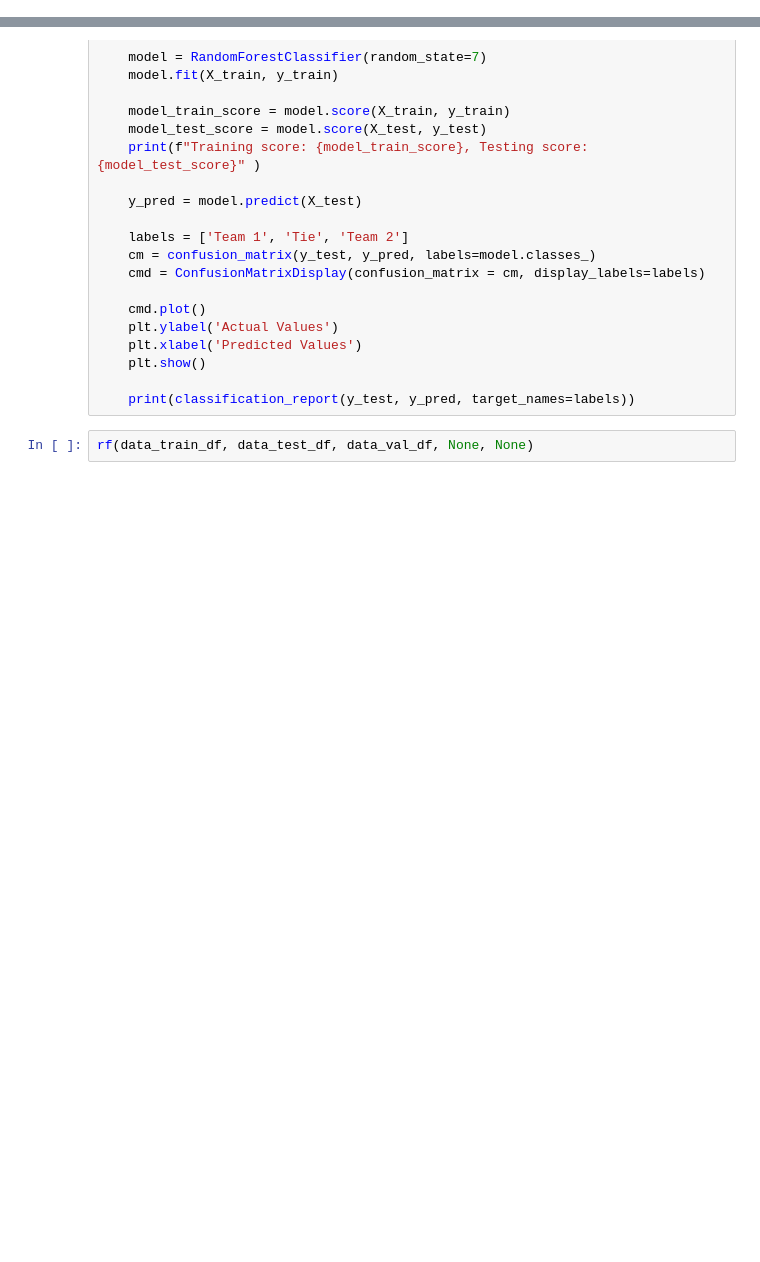
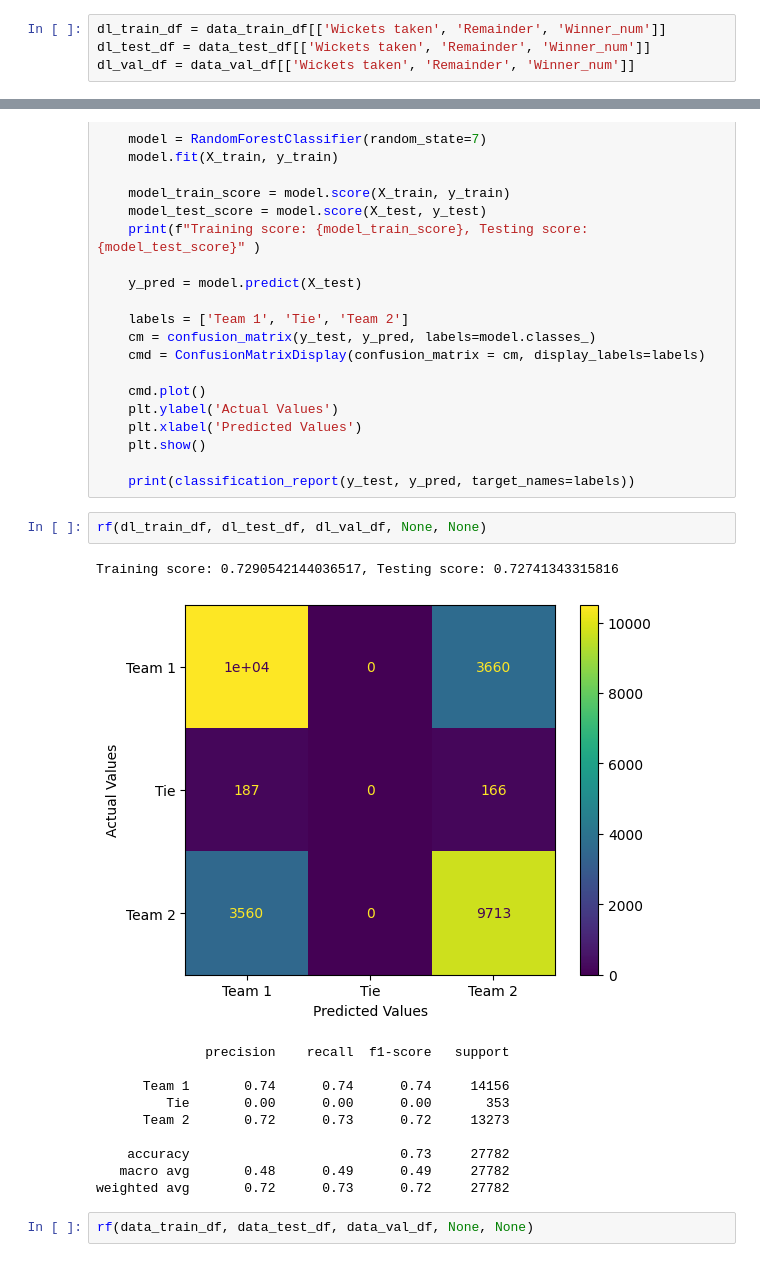
Before and after one commit to Swalke20/DLS_Project, a Jupyter notebook: RF_model.ipynb, the cells around one changed output, grey strips where cells are left out. Cells and saved outputs as stored; diff of their text form; blank space fills up the shorter version.

```diff
--- a/RF_model.ipynb
+++ b/RF_model.ipynb
@@ -15,6 +15,10 @@ data_smin_train_df = pd.read_csv("data_smin_train_csv")
 
 data_test_df = pd.read_csv("data_test_csv")
 data_val_df = pd.read_csv("data_val_csv")
+# %%
+dl_train_df = data_train_df[['Wickets taken', 'Remainder', 'Winner_num']]
+dl_test_df = data_test_df[['Wickets taken', 'Remainder', 'Winner_num']]
+dl_val_df = data_val_df[['Wickets taken', 'Remainder', 'Winner_num']]
 # %%
 print(f'Data_train: {data_train_df.shape}, Data smauto: {data_smauto_train_df.shape}, Data smin: {data_smin_train_df.shape}')
 # %% [output]
@@ -71,6 +75,20 @@ def rf(train_data, test_data, val_data, sample, proportion):
     plt.show()
 
     print(classification_report(y_test, y_pred, target_names=labels))
+# %%
+rf(dl_train_df, dl_test_df, dl_val_df, None, None)
+# %% [output]
+Training score: 0.7290542144036517, Testing score: 0.72741343315816
+[figure, added]
+              precision    recall  f1-score   support
+
+      Team 1       0.74      0.74      0.74     14156
+         Tie       0.00      0.00      0.00       353
+      Team 2       0.72      0.73      0.72     13273
+
+    accuracy                           0.73     27782
+   macro avg       0.48      0.49      0.49     27782
+weighted avg       0.72      0.73      0.72     27782
 # %%
 rf(data_train_df, data_test_df, data_val_df, None, None)
 # %% [output]
```
Also changed, not shown: parts of 10 cells of this notebook, 1 other file.
